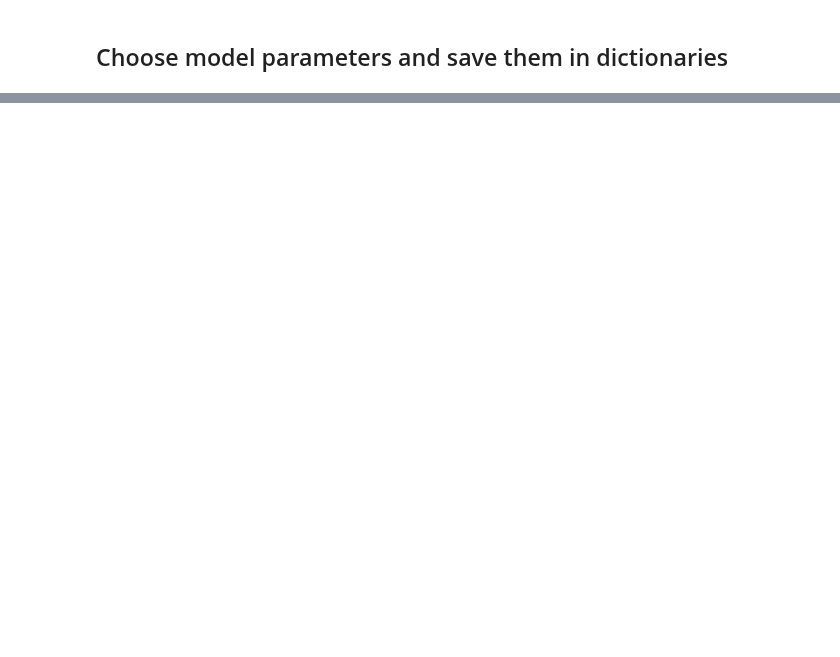
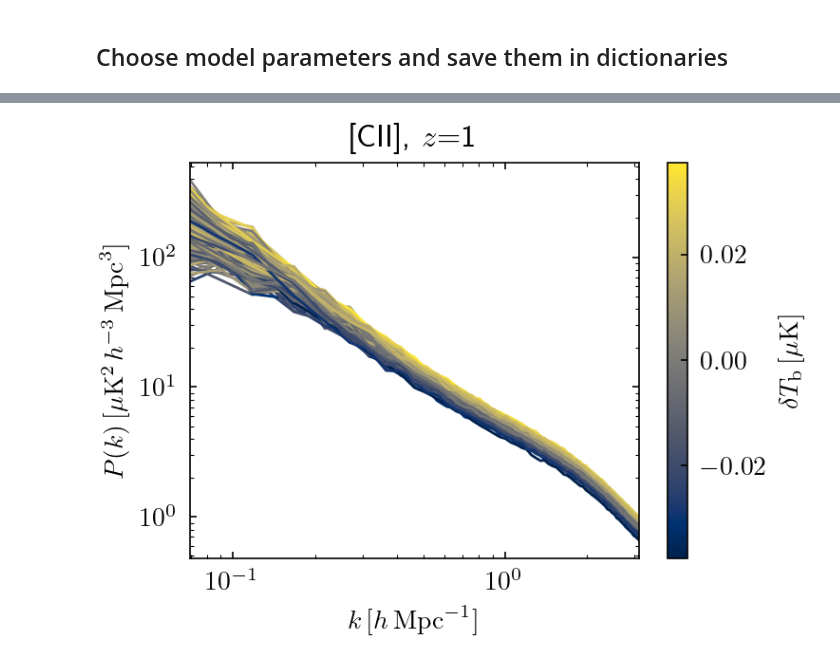
Before and after one commit to Sefa76/SSLimPy, a Jupyter notebook: notebooks/SSLimPy_Validation_Response.ipynb, the cells around one changed output, grey strips where cells are left out. Cells and saved outputs as stored; diff of their text form; code cells hidden in the pictures; blank space fills up the shorter version.

Commit message:
tidied up response notebook

```diff
--- a/notebooks/SSLimPy_Validation_Response.ipynb
+++ b/notebooks/SSLimPy_Validation_Response.ipynb
@@ -360,0 +193,27 @@ for ik in range(len(k)):
+# %%
+second = np.load("/home/sefa/Desktop/LIM-Code/clusterdata/run_189352_CII_A_Response_NSUB8.npz")
+ks, Pks, db = second["k"], second["Pkmean"], second["deltab"]
+ks = (ks * myastro.Mpch**-1).to(myastro.Mpch**-1)
+
+# Set up colormap normalization
+norm = colors.Normalize(vmin=np.min(db), vmax=np.max(db))
+cmap = cm.cividis
+sm = cm.ScalarMappable(norm=norm, cmap=cmap)  # for the colorbar
+
+# Plot
+fig, ax = plt.subplots()
+for i in range(Pks.shape[0]):
+    color = cmap(norm(db[i]))
+    ax.loglog(ks[i, :], Pks[i, :], color=color)
+
+# Add colorbar
+cbar = plt.colorbar(sm, ax=ax)
+cbar.set_label(r"$\delta T_\mathrm{b}\,[\mu\mathrm{K}]$")
+
+ax.set_title(r"[CII], $z$=1")
+ax.set_xlabel(r"$k\,[h\,\mathrm{Mpc}^{-1}]$")
+ax.set_ylabel(r"$P(k)\,[\mu \mathrm{K}^2\,h^{-3}\,\mathrm{Mpc}^{3}]$")
+fig.tight_layout()
+plt.show()
+# %% [output]
+[figure, added]
```
Also changed, not shown: parts of 82 cells of this notebook, 2 other files.
